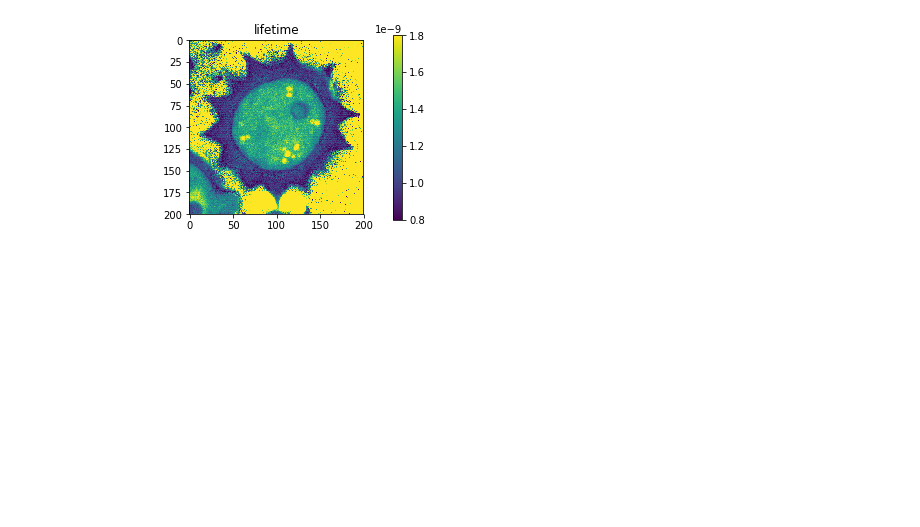
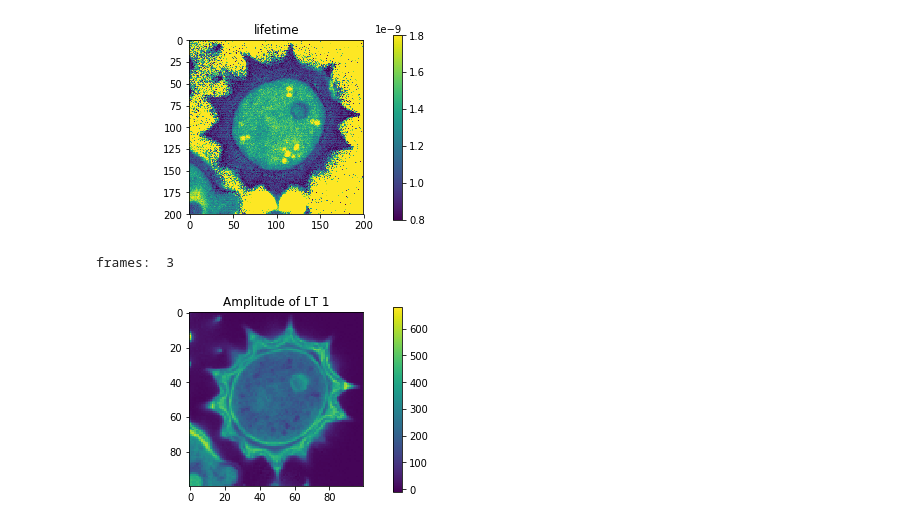
Before and after one commit to py-E-SIS/Notebooks, a Jupyter notebook: Import_SPT_tiff.ipynb, the cells around one changed output. Drawn from its saved outputs; the diff is of its cells as text; code cells hidden in the pictures; blank space fills up the shorter version.

Commit message:
added fitted image

```diff
--- a/Import_SPT_tiff.ipynb
+++ b/Import_SPT_tiff.ipynb
@@ -46,3 +46,35 @@ plt.colorbar(orientation='vertical')
 plt.show()
 # %% [output]
 [figure]
+# %%
+v = pims.TiffStack('daisy3LTfit.tiff')
+
+print('frames: ',len(v))
+
+# the number of frames depends on what exactly the image is formed of. If the exported image is a
+# fastFLIM images the tiff file will contain 2 frames:
+# intensity
+# average lifetime (unfitted, this is the average photon arrival time)
+# if like in the below case the tiff contains a fitted FLIM image then the selected channels
+# (in this example Amplitude 1..3) will be exported as separate frames
+
+LT1=v[0]
+LT2=v[1]
+LT3=v[2]
+# %% [output]
+frames:  3
+# %%
+fig = plt.figure(figsize=(6, 3.2))
+ax = fig.add_subplot(111)
+ax.set_title('Amplitude of LT 1')
+plt.imshow(LT1)
+ax.set_aspect('equal')
+cax = fig.add_axes([0.12, 0.1, 0.78, 0.8])
+cax.get_xaxis().set_visible(False)
+cax.get_yaxis().set_visible(False)
+cax.patch.set_alpha(0)
+cax.set_frame_on(False)
+plt.colorbar(orientation='vertical')
+plt.show()
+# %% [output]
+[figure, added]
```
Also changed, not shown: parts of 2 cells of this notebook, 1 other file.
